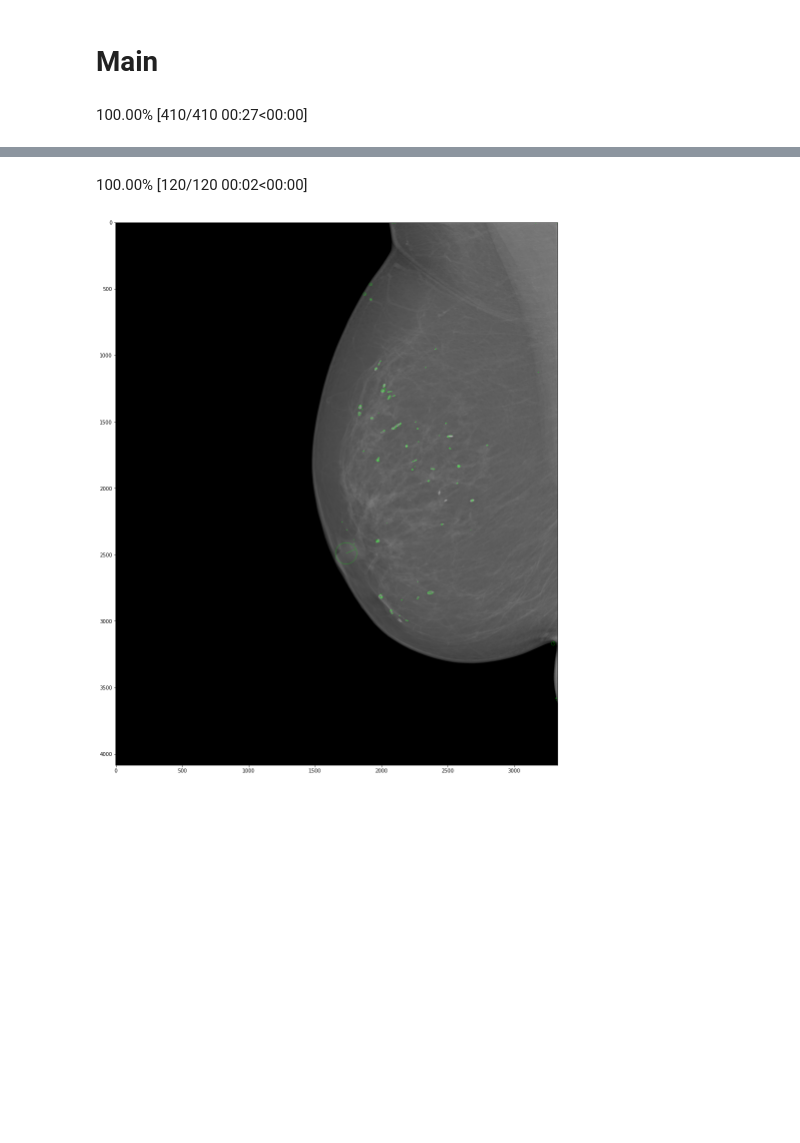
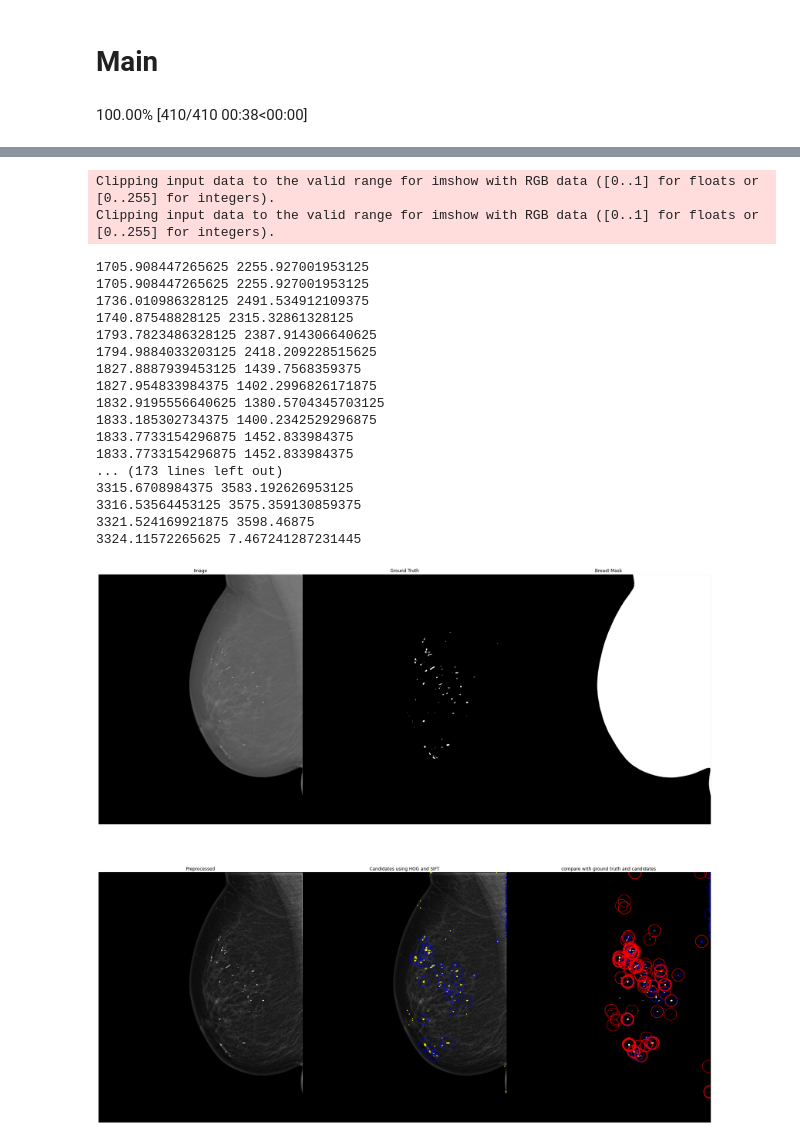
Before and after one commit to emyesme/CalcificationDetection, a Jupyter notebook: Copy_of_calcificationTestImageProcessing_Zarin_v3.ipynb, the cells around one changed output, grey strips where cells are left out. Saved outputs shown, nothing was run; the diff lists cells and outputs as text; code cells hidden in the pictures; blank space fills up the shorter version.

Commit message:
candidate extraction using corner detection with SIFT

```diff
--- a/Copy_of_calcificationTestImageProcessing_Zarin_v3.ipynb
+++ b/Copy_of_calcificationTestImageProcessing_Zarin_v3.ipynb
@@ -632,45 +691,25 @@ for image, breastMask, groundTruth in zip(progress_bar(images), breastMasks, gro
 
     candidates = candidateExtraction(copyPreprocessed, imgMask)
 
+    #### SIFT corner detector ####
+
+    candidateSIFT=cornerDetector(img)
+
+    #works with original image, not with the image type of the preprocessed image
+
     # Observations from the results:
 
       # images with pectoral muscule cause false positives
 
     # feature extraction #
 
-    features = featuresExtraction(copyPreprocessed, candidates, features, imgMask, imgGroundTruth, image)
+#    features = featuresExtraction(copyPreprocessed, candidates, features, imgMask, imgGroundTruth, image)
 
 
     # machine learning must be applied for the classification of the features extracted
     # #SURF not available
 
-    # #surf = cv2.xfeatures2d.SURF_create(10)
-    # surf = cv2.SURF_create(10)
 
-    # # Find keypoints and descriptors directly
-    # kp, des = surf.detectAndCompute(matrix,None)
-    # surf.setUpright(True)
-    # # Recompute the feature points and draw it
-    # kp = surf.detect(matrix,None)
-    # img2 = cv.drawKeypoints(img,kp,None,(255,0,0),4)
-    # plt.imshow(img2)
-    # plt.show()
-
-    #SURF not available
-    #SIFT used instead
-
-    gray=cv2.cvtColor(img,cv2.COLOR_BGR2GRAY)
-
-    sift = cv2.SIFT_create()
-
-    kp = sift.detect(gray,None)
-#    img = cv2.drawKeypoints(gray,kp, (0, 255, 0), flags=cv2.DRAW_MATCHES_FLAGS_DRAW_RICH_KEYPOINTS)
-#    img = cv2.drawKeypoints(gray,kp,img)
-    img = cv2.drawKeypoints(gray,kp, img,(0, 255, 0),flags=cv2.DRAW_MATCHES_FLAGS_DRAW_RICH_KEYPOINTS)
-
-    plt.figure(figsize=(20, 20))
-    plt.imshow(img)
-    plt.show()
 
     # import gc
 
@@ -697,14 +736,14 @@ for image, breastMask, groundTruth in zip(progress_bar(images), breastMasks, gro
     # display related #
 
     # matrix of plots and size of the figure
-    # figure, axis = plt.subplots(2, 3, figsize=(15,15))
+    figure, axis = plt.subplots(2, 3, figsize=(30,30))
 
-    # display_grid(figure, axis, img, imgGroundTruth, preprocessed, candidates, features)
+    display_grid(figure, axis, img, imgGroundTruth, preprocessed, candidates, features, candidateSIFT)
 
-    # plt.subplots_adjust(wspace=0, hspace=0)
+    plt.subplots_adjust(wspace=0, hspace=0)
 
-    # # display figure with image
-    # plt.show()
+    # display figure with image
+    plt.show()
 
     # # extract patches of candidates
     # for index, candidate in enumerate(candidates):
@@ -720,5 +759,5 @@ for image, breastMask, groundTruth in zip(progress_bar(images), breastMasks, gro
     # display image with other function
     #cv2_imshow(features)
 # %% [output]
-100.00% [410/410 00:27<00:00]
+100.00% [410/410 00:38<00:00]
 image:  24055328_1e10aef17c9fe149_MG_R_ML_ANON.tif
@@ -725,2 +780,20 @@ image:  24055328_1e10aef17c9fe149_MG_R_ML_ANON.tif
-100.00% [120/120 00:02<00:00]
+Clipping input data to the valid range for imshow with RGB data ([0..1] for floats or [0..255] for integers).
+Clipping input data to the valid range for imshow with RGB data ([0..1] for floats or [0..255] for integers).
+1705.908447265625 2255.927001953125
+1705.908447265625 2255.927001953125
+1736.010986328125 2491.534912109375
+1740.87548828125 2315.32861328125
+1793.7823486328125 2387.914306640625
+1794.9884033203125 2418.209228515625
+1827.8887939453125 1439.7568359375
+1827.954833984375 1402.2996826171875
+1832.9195556640625 1380.5704345703125
+1833.185302734375 1400.2342529296875
+1833.7733154296875 1452.833984375
+1833.7733154296875 1452.833984375
+... (173 lines left out)
+3315.6708984375 3583.192626953125
+3316.53564453125 3575.359130859375
+3321.524169921875 3598.46875
+3324.11572265625 7.467241287231445
-[figure, old version]
+[figure, new version]
```
Also changed, not shown: parts of 10 cells of this notebook.
